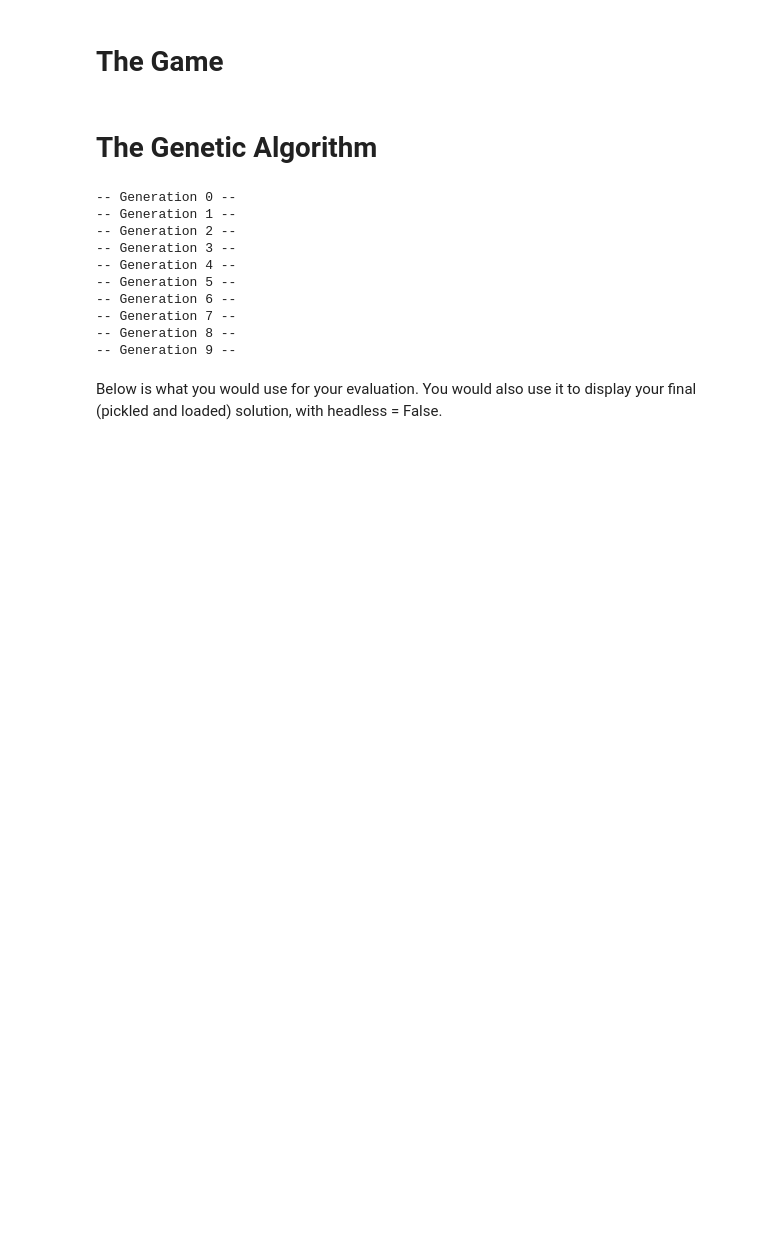
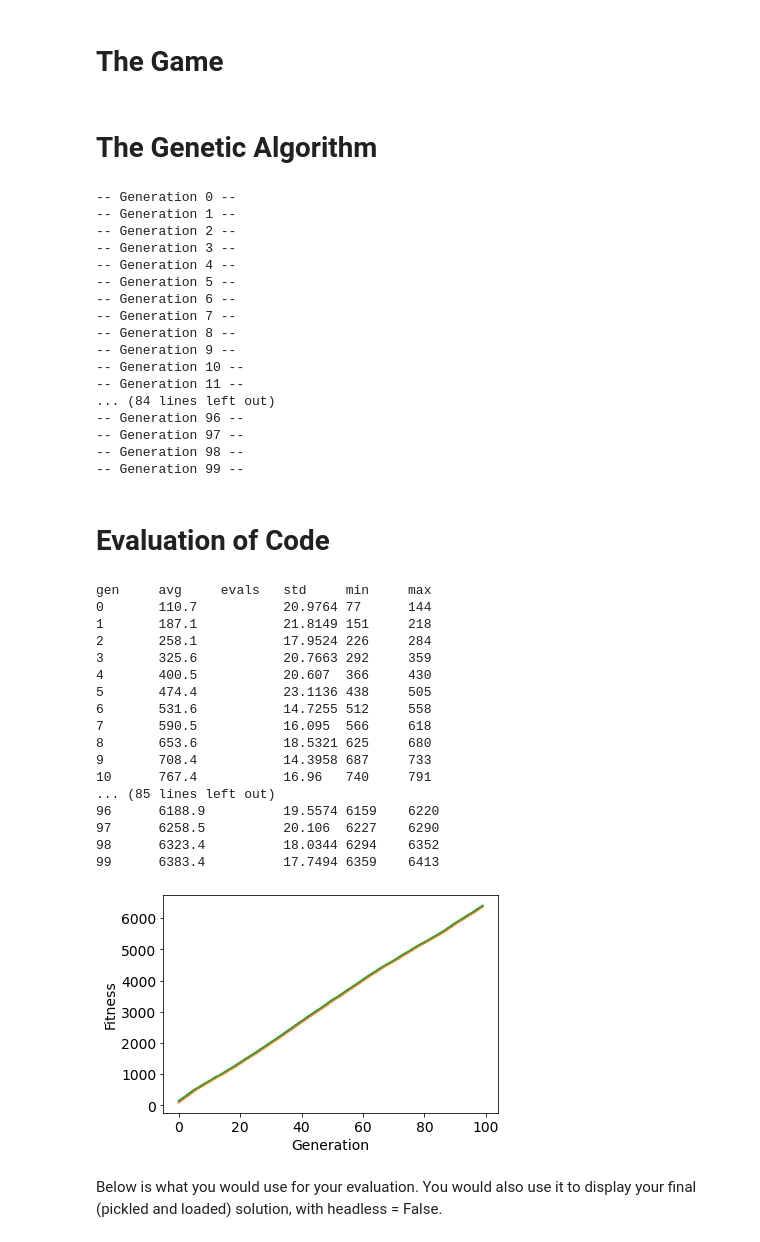
Before and after one commit to LucyIvatt/snake-ga, a Jupyter notebook: submissions/Weights NN GA.ipynb, the cells around one changed output. Drawn from its saved outputs; the diff is of its cells as text; code cells hidden in the pictures; blank space fills up the shorter version.

```diff
--- a/submissions/Weights NN GA.ipynb
+++ b/submissions/Weights NN GA.ipynb
@@ -131,7 +193,7 @@ class snake:
 # The Neural Network
 # %%
 class NeuralNetwork(object):
-    '''Creates a fully connected/dense neural network with 2 hidden layers'''
+    '''Creates a fully connected/dense neural network with 1 hidden layer'''
     def __init__(self, numInput, numHidden1, numHidden2, numOutput):
         self.fitness = 0
         self.numInput = numInput + 1 # Add bias node from input to hidden layer 1 only
@@ -145,12 +207,9 @@ class NeuralNetwork(object):
 
         self.ReLU = lambda x : max(0,x)
 
-    def sigmoid(self,x):
-        try:
-            ans = (1 / (1 + math.exp(-x)))
-        except OverflowError:
-            ans = float('inf')
-        return ans
+    def softmax(self, x):
+        e_x = np.exp(x - np.max(x))
+        return e_x / e_x.sum()
 
     def feedForward(self, inputs):
         inputsBias = inputs[:]
@@ -163,8 +222,8 @@ class NeuralNetwork(object):
         h2 = [self.ReLU(x) for x in h2]              # Activate hidden layer 2
 
         output = np.dot(self.w_h2_o, h2)             # feed to output layer
-        output = [self.sigmoid(x) for x in output]   # Activate output layer
-        return output
+        #output = [self.sigmoid(x) for x in output]   # Activate output layer
+        return self.softmax(output)
 
     def getWeightsLinear(self):
         flat_w_i_h1 = list(self.w_i_h1.flatten())
@@ -286,10 +351,9 @@ if not HEADLESS:
 # %%
 fitnesses = [toolbox.evaluate(indiv, myNet, snake_game) for indiv in pop]
-
 for ind, fit in zip(pop, fitnesses):
     ind.fitness.values = fit
 
-NGEN = 10
+NGEN = 100
 
 for g in range(NGEN):
     print("-- Generation %i --" % g)
@@ -320,6 +384,64 @@ for g in range(NGEN):
 -- Generation 7 --
 -- Generation 8 --
 -- Generation 9 --
+-- Generation 10 --
+-- Generation 11 --
+... (84 lines left out)
+-- Generation 96 --
+-- Generation 97 --
+-- Generation 98 --
+-- Generation 99 --
+# %% [markdown]
+# Evaluation of Code
+# %%
+logbook.header = "gen", "avg", "evals", "std", "min", "max"
+
+import matplotlib.pyplot as plt
+%matplotlib inline
+
+gen = logbook.select("gen")
+_min = logbook.select("min")
+_max = logbook.select("max")
+avgs = logbook.select("avg")
+stds = logbook.select("std")
+
+plt.rc('axes', labelsize=14)
+plt.rc('xtick', labelsize=14)
+plt.rc('ytick', labelsize=14)
+plt.rc('legend', fontsize=14)
+
+fig, ax1 = plt.subplots()
+line1 = ax1.plot(gen, avgs)
+ax1.set_xlabel("Generation")
+ax1.set_ylabel("Fitness")
+
+line2 = ax1.plot(gen, _min)
+line3 = ax1.plot(gen, _max)
+
+
+bestInd = tools.selBest(pop, 1)[0]
+myNet.setWeightsLinear(bestInd)
+
+print(logbook)
+# %% [output]
+gen     avg     evals   std     min     max
+0       110.7           20.9764 77      144
+1       187.1           21.8149 151     218
+2       258.1           17.9524 226     284
+3       325.6           20.7663 292     359
+4       400.5           20.607  366     430
+5       474.4           23.1136 438     505
+6       531.6           14.7255 512     558
+7       590.5           16.095  566     618
+8       653.6           18.5321 625     680
+9       708.4           14.3958 687     733
+10      767.4           16.96   740     791
+... (85 lines left out)
+96      6188.9          19.5574 6159    6220
+97      6258.5          20.106  6227    6290
+98      6323.4          18.0344 6294    6352
+99      6383.4          17.7494 6359    6413
+[figure, added]
 # %% [markdown]
 Below is what you would use for your evaluation. You would also use it to display your final (pickled and loaded) solution, with headless = False.
 # %% [markdown]
```
Also changed, not shown: parts of 8 cells of this notebook, 1 other file.
